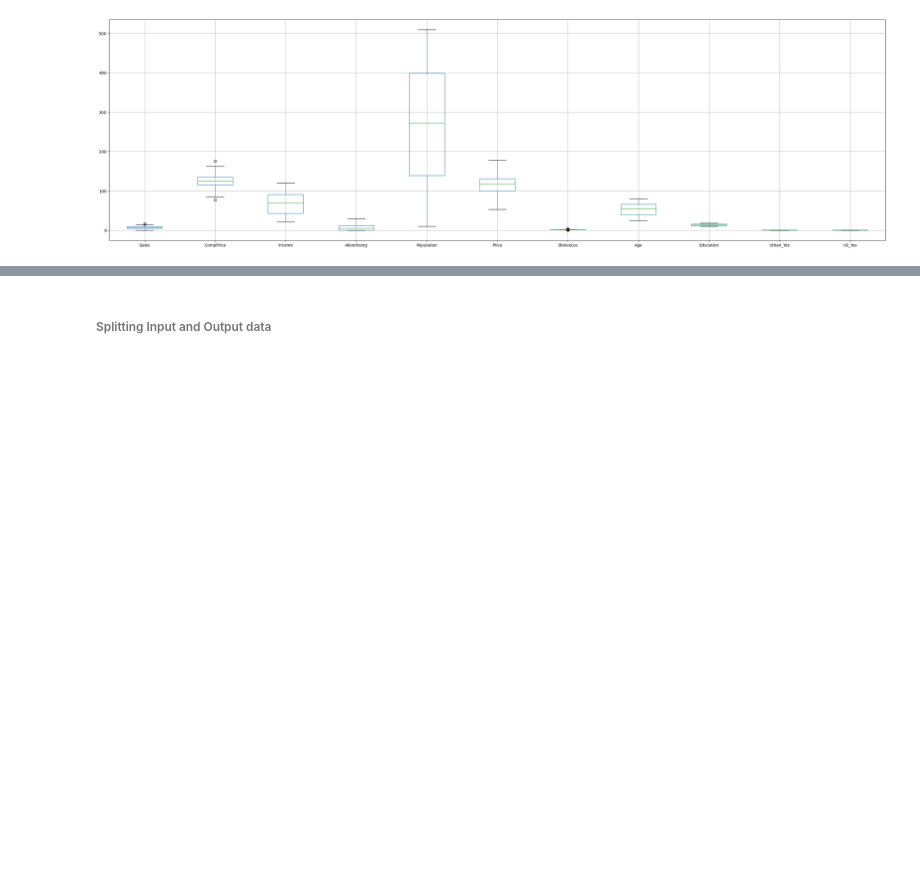
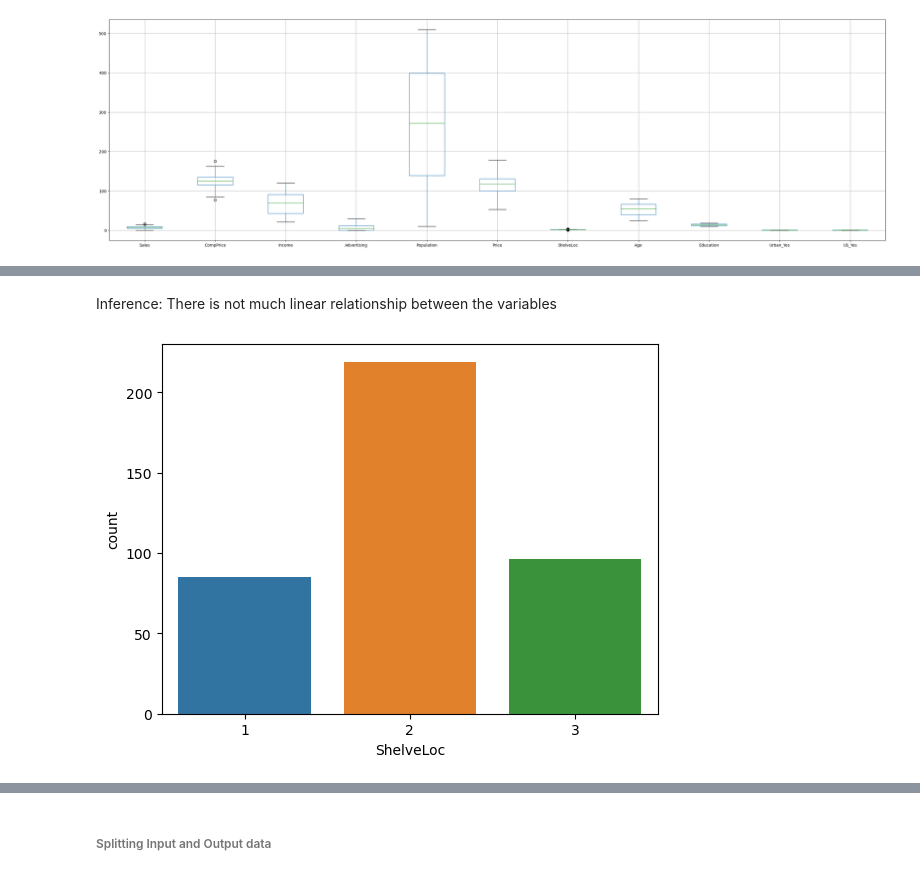
Before and after one commit to ananthu34/4902_Decision_Tree_ID3, a Jupyter notebook: Decision_Tree_Classification_ID3.ipynb, the cells around one changed output, grey strips where cells are left out. Drawn from its saved outputs; the diff is of its cells as text; code cells hidden in the pictures; blank space fills up the shorter version.

```diff
--- a/Decision_Tree_Classification_ID3.ipynb
+++ b/Decision_Tree_Classification_ID3.ipynb
@@ -248,0 +265,8 @@ plt.show()
+# %% [markdown]
+Inference:
+There is not much linear relationship between the variables
+# %%
+ax = sns.countplot(x="ShelveLoc", data=company_data)
+plt.show()
+# %% [output]
+[figure, added]
```
Also changed, not shown: parts of 7 cells of this notebook.
